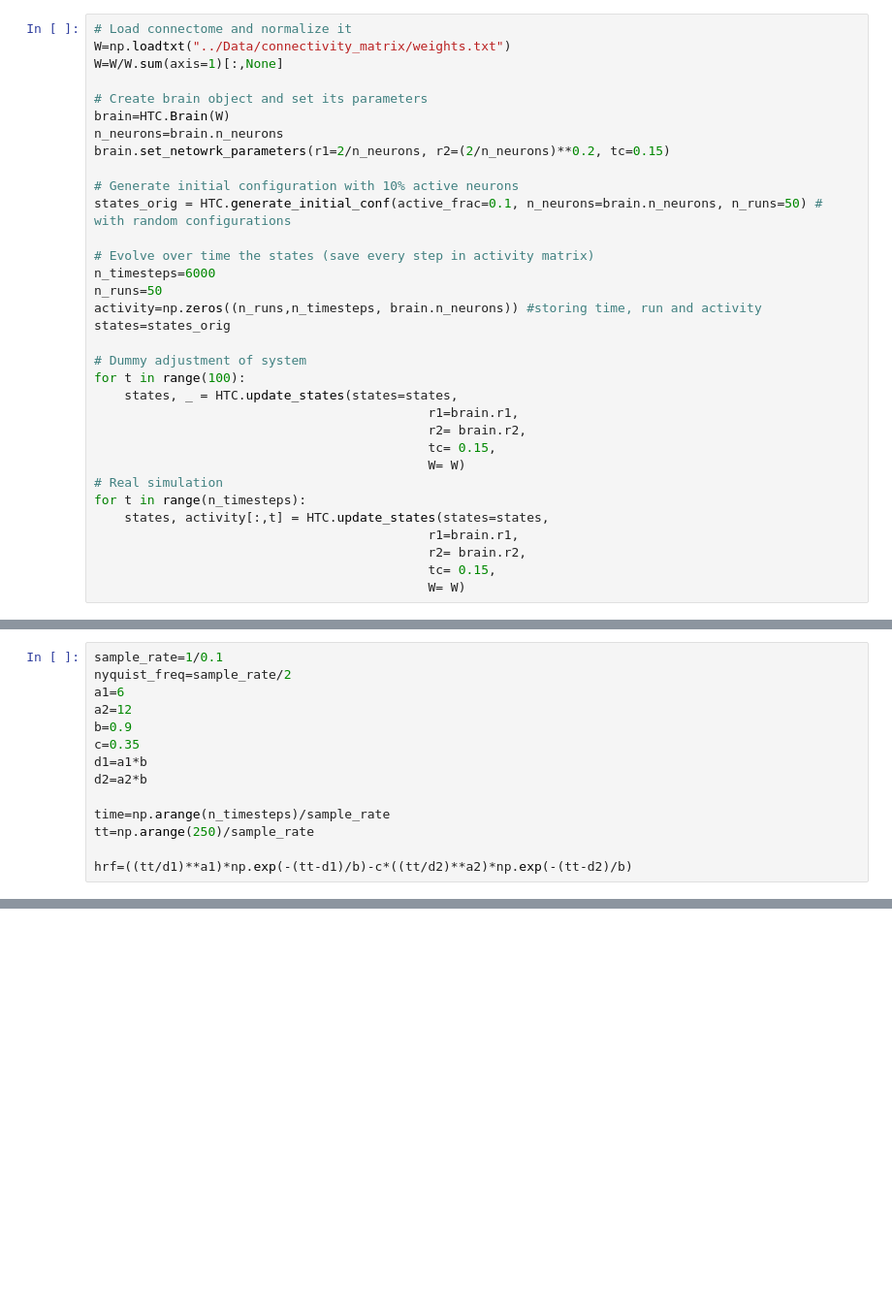
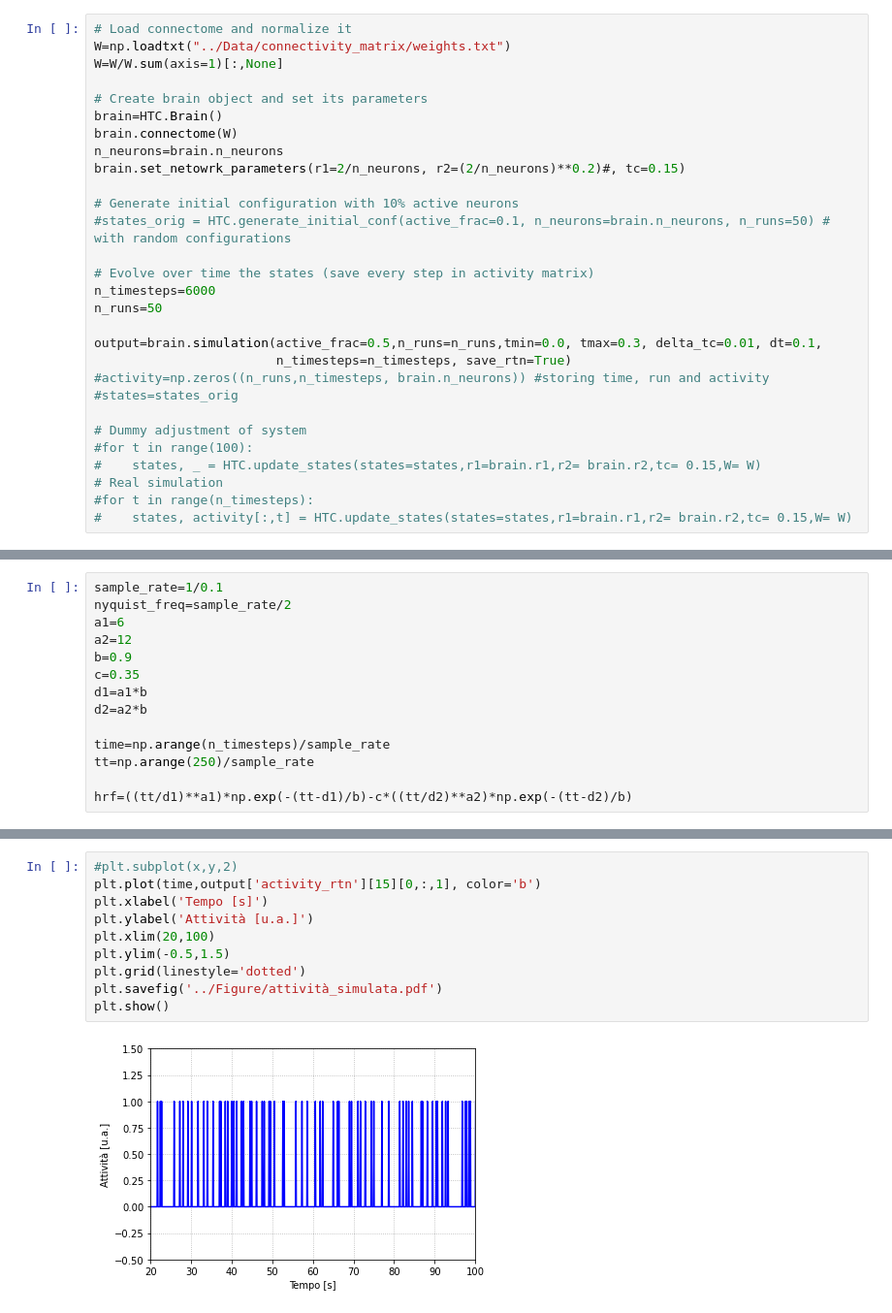
Before and after one commit to tommaso-bertola/TesiTriennale, a Jupyter notebook: Code/Signal Processing 3.ipynb, the cells around one changed output, grey strips where cells are left out. Shown at 97% size. Drawn from its saved outputs; the diff is of its cells as text; blank space fills up the shorter version.

Commit message:
Scrittura tesi, ipynb aggiornati per grafici
minor update di HTC.py per salvataggio di attività totale

```diff
--- a/Code/Signal Processing 3.ipynb
+++ b/Code/Signal Processing 3.ipynb
@@ -11,30 +11,26 @@ W=np.loadtxt("../Data/connectivity_matrix/weights.txt")
 W=W/W.sum(axis=1)[:,None]
 
 # Create brain object and set its parameters
-brain=HTC.Brain(W)
+brain=HTC.Brain()
+brain.connectome(W)
 n_neurons=brain.n_neurons
-brain.set_netowrk_parameters(r1=2/n_neurons, r2=(2/n_neurons)**0.2, tc=0.15)
+brain.set_netowrk_parameters(r1=2/n_neurons, r2=(2/n_neurons)**0.2)#, tc=0.15)
 
 # Generate initial configuration with 10% active neurons
-states_orig = HTC.generate_initial_conf(active_frac=0.1, n_neurons=brain.n_neurons, n_runs=50) # with random configurations
+#states_orig = HTC.generate_initial_conf(active_frac=0.1, n_neurons=brain.n_neurons, n_runs=50) # with random configurations
 
 # Evolve over time the states (save every step in activity matrix)
 n_timesteps=6000
 n_runs=50
-activity=np.zeros((n_runs,n_timesteps, brain.n_neurons)) #storing time, run and activity
-states=states_orig
+
+output=brain.simulation(active_frac=0.5,n_runs=n_runs,tmin=0.0, tmax=0.3, delta_tc=0.01, dt=0.1,
+                        n_timesteps=n_timesteps, save_rtn=True)
+#activity=np.zeros((n_runs,n_timesteps, brain.n_neurons)) #storing time, run and activity
+#states=states_orig
 
 # Dummy adjustment of system
-for t in range(100):
-    states, _ = HTC.update_states(states=states,
-                                            r1=brain.r1,
-                                            r2= brain.r2,
-                                            tc= 0.15,
-                                            W= W)
+#for t in range(100):
+#    states, _ = HTC.update_states(states=states,r1=brain.r1,r2= brain.r2,tc= 0.15,W= W)
 # Real simulation
-for t in range(n_timesteps):
-    states, activity[:,t] = HTC.update_states(states=states,
-                                            r1=brain.r1,
-                                            r2= brain.r2,
-                                            tc= 0.15,
-                                            W= W)
+#for t in range(n_timesteps):
+#    states, activity[:,t] = HTC.update_states(states=states,r1=brain.r1,r2= brain.r2,tc= 0.15,W= W)
@@ -71,0 +90,12 @@ filtered_signals = np.array(
+# %%
+#plt.subplot(x,y,2)
+plt.plot(time,output['activity_rtn'][15][0,:,1], color='b')
+plt.xlabel('Tempo [s]')
+plt.ylabel('Attività [u.a.]')
+plt.xlim(20,100)
+plt.ylim(-0.5,1.5)
+plt.grid(linestyle='dotted')
+plt.savefig('../Figure/attività_simulata.pdf')
+plt.show()
+# %% [output]
+[figure, added]
```
Also changed, not shown: parts of 10 cells of this notebook, 18 other files.
